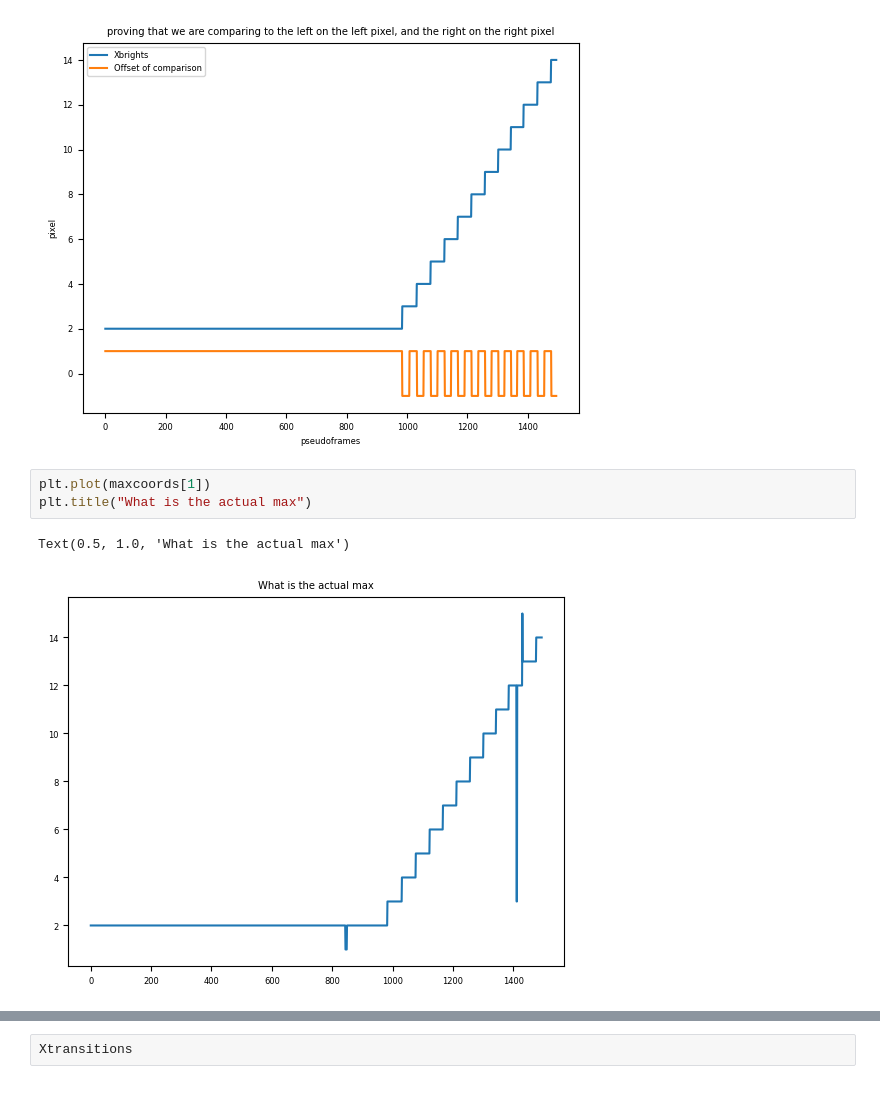
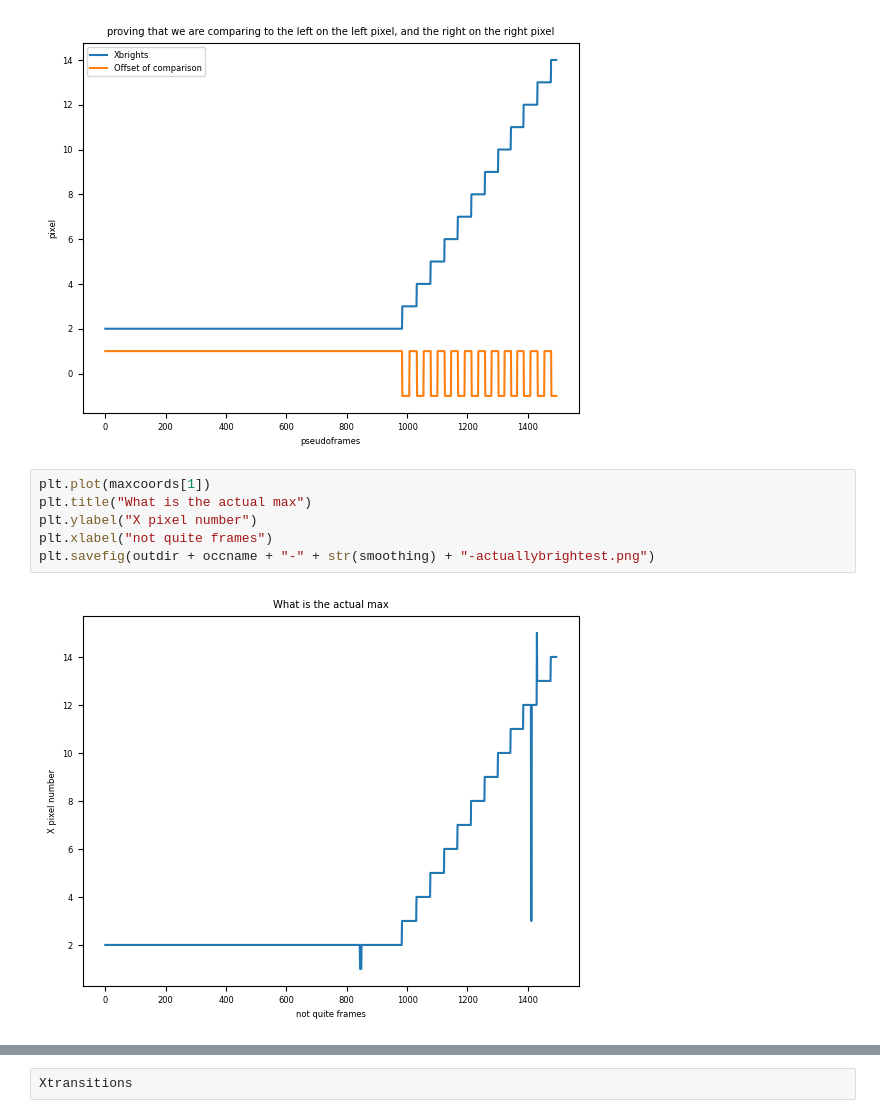
Before and after one commit to AnIndefiniteArticle/slapvisos, a Jupyter notebook: Untitled.ipynb, the cells around one changed output, grey strips where cells are left out. Drawn from its saved outputs; the diff is of its cells as text.

```diff
--- a/Untitled.ipynb
+++ b/Untitled.ipynb
@@ -185,6 +186,8 @@ plt.savefig(outdir + occname + "-" + str(smoothing) + "-brightsoffsets.png")
 # %%
 plt.plot(maxcoords[1])
 plt.title("What is the actual max")
+plt.ylabel("X pixel number")
+plt.xlabel("not quite frames")
+plt.savefig(outdir + occname + "-" + str(smoothing) + "-actuallybrightest.png")
 # %% [output]
-Text(0.5, 1.0, 'What is the actual max')
-[figure, old version]
+[figure, new version]
```
Also changed, not shown: parts of 16 cells of this notebook.
